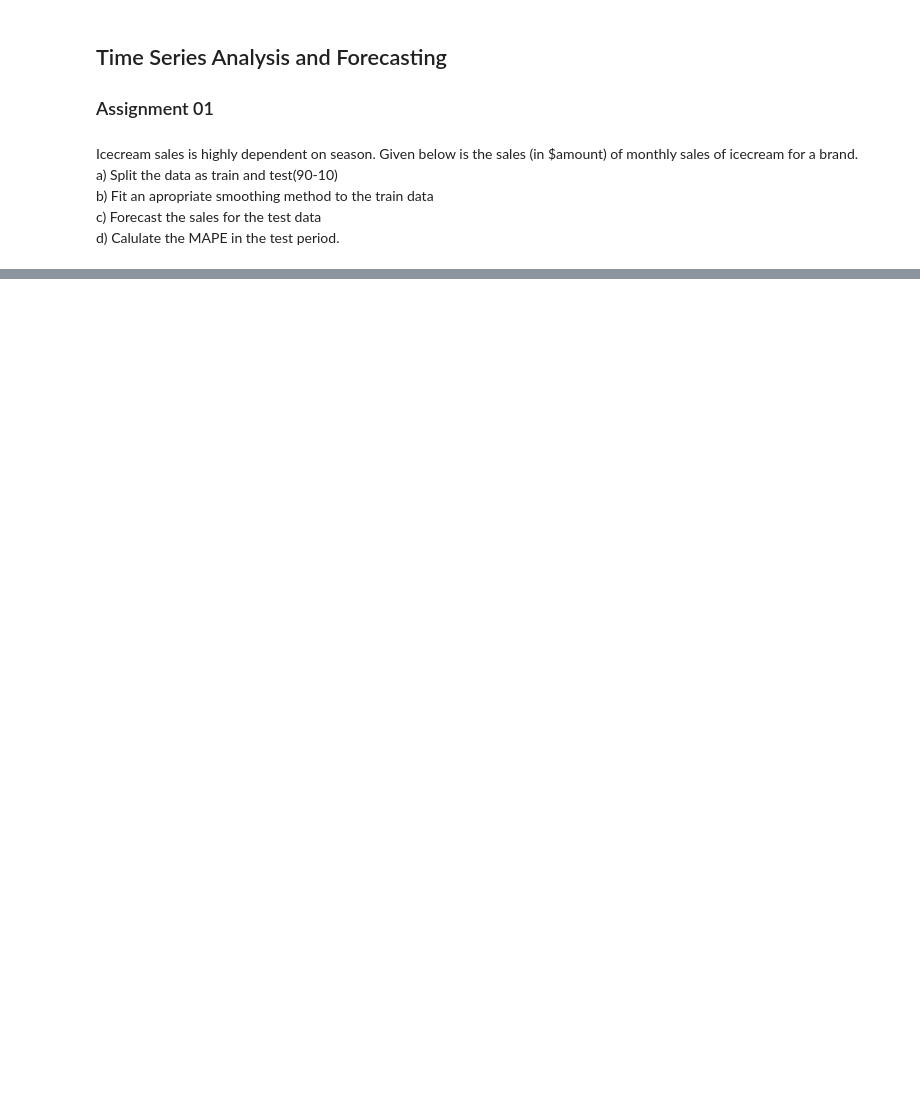
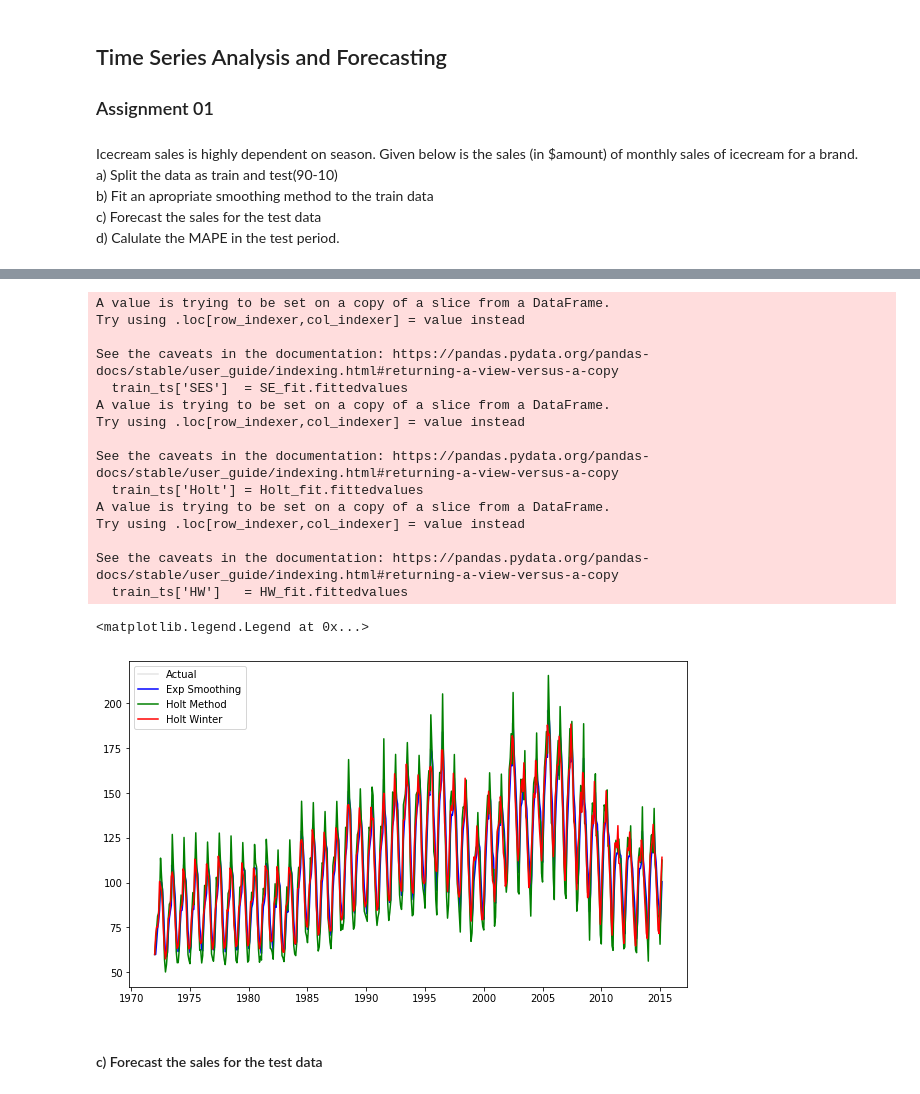
Before and after one commit to Accelerate-AI/Time-Series-Analysis-Forecasting, a Jupyter notebook: DailyQuestions/AAI-TS-Assignment01.ipynb, the cells around one changed output, grey strips where cells are left out. Saved outputs shown, nothing was run; the diff lists cells and outputs as text; code cells hidden in the pictures; blank space fills up the shorter version.

```diff
--- a/DailyQuestions/AAI-TS-Assignment01.ipynb
+++ b/DailyQuestions/AAI-TS-Assignment01.ipynb
@@ -19,0 +54,11 @@ sns.lineplot(x='DATE', y='sales', data=icecream_df);
+# %%
+# Required libraries
+import matplotlib as mpl
+mpl.rc("figure", figsize=(10,8))
+import matplotlib.pyplot as plt
+
+from statsmodels.tsa.seasonal import seasonal_decompose, STL        #Time Series Decomposition
+
+from statsmodels.tsa.holtwinters import SimpleExpSmoothing          # Simple Exponential Smoothins
+from statsmodels.tsa.holtwinters import Holt                        # Holt's Exponential Smoothing
+from statsmodels.tsa.holtwinters import ExponentialSmoothing        # Holt Winter's Exponential Smoothing
@@ -19,0 +76,44 @@ sns.lineplot(x='DATE', y='sales', data=icecream_df);
+# %%
+SE_fit = SimpleExpSmoothing(train_ts.sales).fit()
+
+Holt_fit = Holt(train_ts.sales).fit()
+
+HW_fit = ExponentialSmoothing(train_ts.sales,
+                                trend='add',
+                                seasonal='add',
+                                seasonal_periods=12).fit()
+# %%
+# Check the fitted values
+
+#Fitted Values
+train_ts['SES']  = SE_fit.fittedvalues
+train_ts['Holt'] = Holt_fit.fittedvalues
+train_ts['HW']   = HW_fit.fittedvalues
+
+#Plot
+fig, ax = plt.subplots(figsize=(10,6))
+ax.plot(train_ts.sales, color='.8', alpha=.5, label='Actual')
+ax.plot(train_ts.SES, color='b', label='Exp Smoothing')
+ax.plot(train_ts.Holt, color='g', label='Holt Method')
+ax.plot(train_ts.HW, color='r', label='Holt Winter')
+ax.legend()
+# %% [output]
+A value is trying to be set on a copy of a slice from a DataFrame.
+Try using .loc[row_indexer,col_indexer] = value instead
+
+See the caveats in the documentation: https://pandas.pydata.org/pandas-docs/stable/user_guide/indexing.html#returning-a-view-versus-a-copy
+  train_ts['SES']  = SE_fit.fittedvalues
+A value is trying to be set on a copy of a slice from a DataFrame.
+Try using .loc[row_indexer,col_indexer] = value instead
+
+See the caveats in the documentation: https://pandas.pydata.org/pandas-docs/stable/user_guide/indexing.html#returning-a-view-versus-a-copy
+  train_ts['Holt'] = Holt_fit.fittedvalues
+A value is trying to be set on a copy of a slice from a DataFrame.
+Try using .loc[row_indexer,col_indexer] = value instead
+
+See the caveats in the documentation: https://pandas.pydata.org/pandas-docs/stable/user_guide/indexing.html#returning-a-view-versus-a-copy
+  train_ts['HW']   = HW_fit.fittedvalues
+<matplotlib.legend.Legend at 0x...>
+[figure, added]
+# %% [markdown]
+#### c) Forecast the sales for the test data
```
Also changed, not shown: parts of 13 cells of this notebook, 2 other files.
